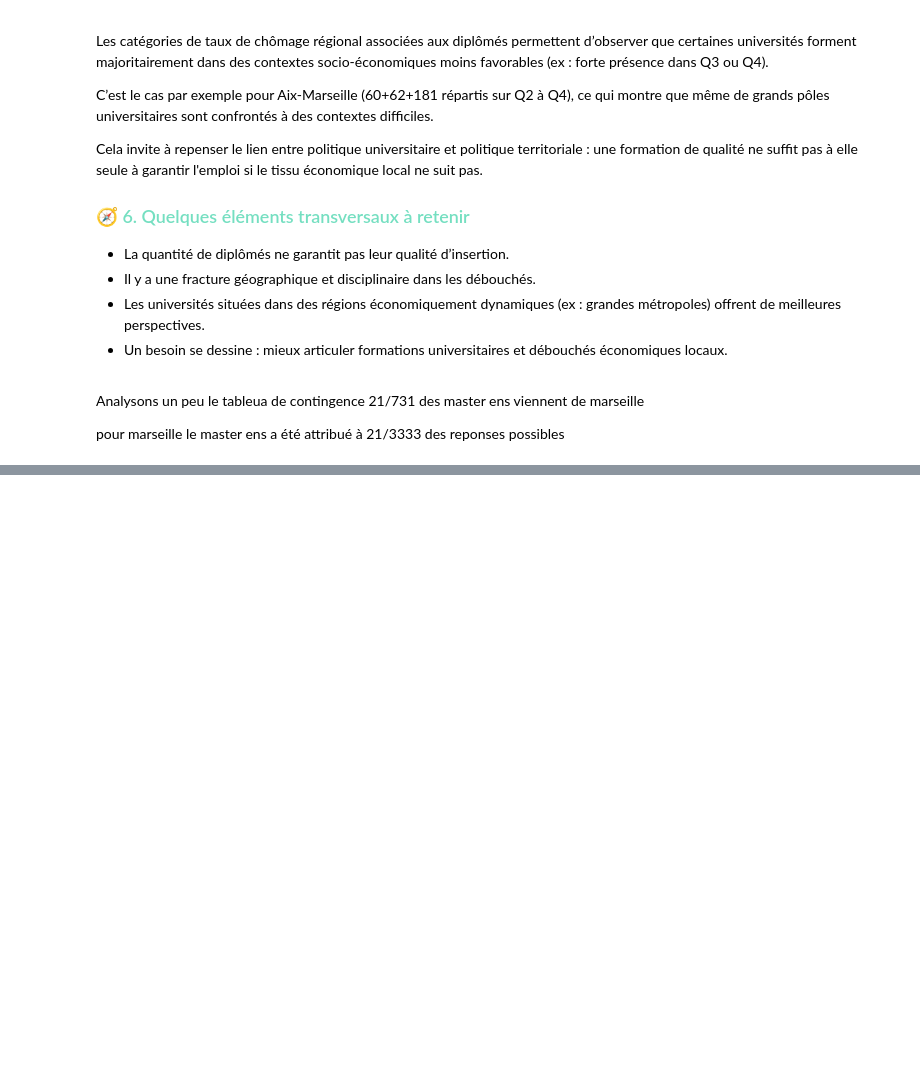
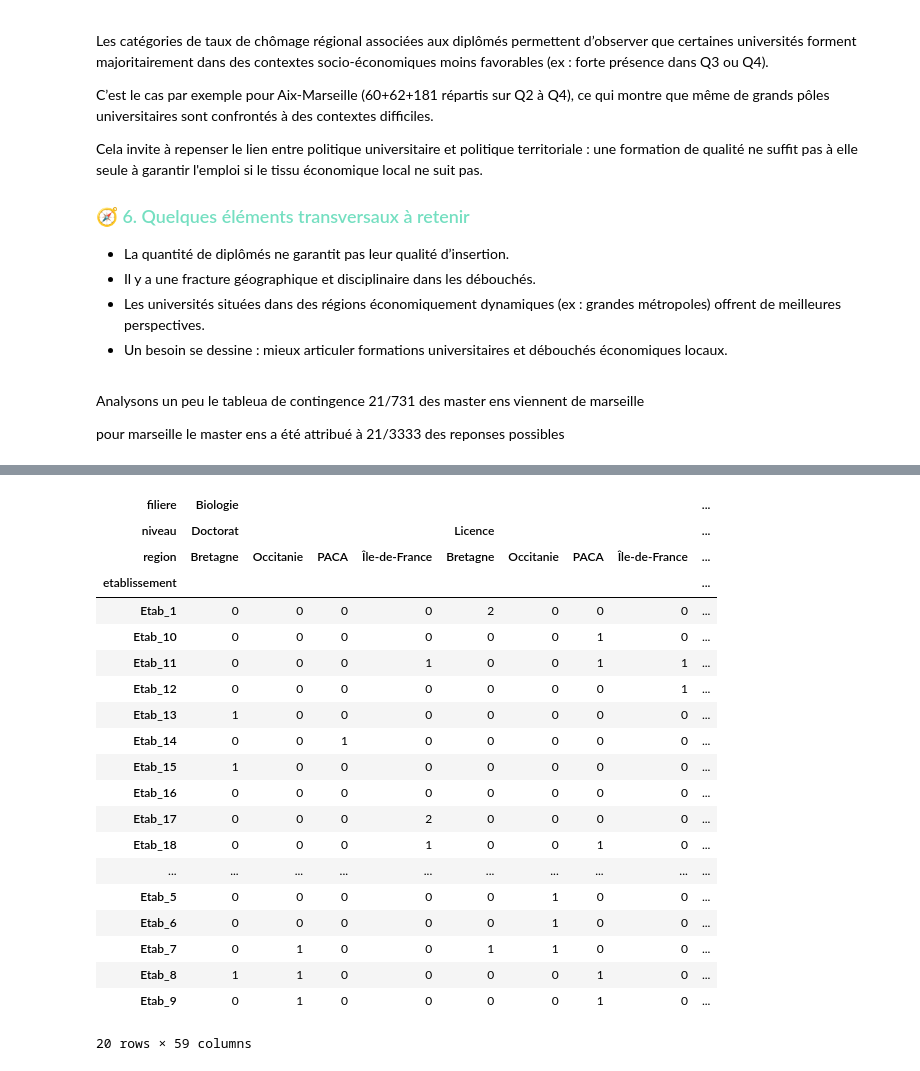
Before and after one commit to aduayom/afd-universites-france, a Jupyter notebook: main.ipynb, the cells around one changed output, grey strips where cells are left out. Cells and saved outputs as stored; diff of their text form; code cells hidden in the pictures; blank space fills up the shorter version.

```diff
--- a/main.ipynb
+++ b/main.ipynb
@@ -427,3 +427,26 @@ grouped_data
 Analysons un peu le tableua de contingence 21/731 des master ens viennent de marseille
 
 pour marseille le master ens a été attribué à 21/3333  des reponses possibles
+# %%
+import pandas as pd
+import numpy as np
+
+# Simulation
+np.random.seed(42)
+
+etablissements = [f"Etab_{i}" for i in range(1, 21)]
+filieres = ["Informatique", "Économie", "Lettres", "Biologie", "Droit"]
+niveau_etude = ["Licence", "Master", "Doctorat"]
+region = ["Île-de-France", "Occitanie", "Bretagne", "PACA"]
+
+# Création du DataFrame
+n = 200  # nombre d'observations
+data_simulee = pd.DataFrame({
+    "etablissement": np.random.choice(etablissements, n),
+    "filiere": np.random.choice(filieres, n),
+    "niveau": np.random.choice(niveau_etude, n),
+    "region": np.random.choice(region, n)
+})
+
+# Afficher un aperçu
+print(data_simulee.head())
@@ -429,0 +498,39 @@ pour marseille le master ens a été attribué à 21/3333  des reponses possible
+# %%
+
+
+# Charger les données (exemple)
+# data = pd.read_csv("ton_fichier.csv")  # si nécessaire
+
+# On suppose que tu as déjà un DataFrame nommé `data` avec une colonne 'etablissement'
+# et d'autres colonnes catégorielles que tu veux inclure
+
+# Sélection des colonnes pour l'AFC : 'etablissement' + variables catégorielles
+colonnes_cat = ['etablissement', 'filiere', 'niveau', 'region']  # adapte à ton cas
+df_cat = data_simulee[colonnes_cat].astype(str)
+
+# Création d’un tableau croisé (contingence) pour l’AFC
+df_crosstab = pd.crosstab(df_cat['etablissement'], [df_cat[col] for col in df_cat.columns if col != 'etablissement'])
+
+df_crosstab
+# %% [output]
+| filiere | Biologie |  |  |  |  |  |  |  | ... |
+| niveau | Doctorat |  |  |  | Licence |  |  |  | ... |
+| region | Bretagne | Occitanie | PACA | Île-de-France | Bretagne | Occitanie | PACA | Île-de-France | ... |
+| etablissement |  |  |  |  |  |  |  |  | ... |
+| Etab_1 | 0 | 0 | 0 | 0 | 2 | 0 | 0 | 0 | ... |
+| Etab_10 | 0 | 0 | 0 | 0 | 0 | 0 | 1 | 0 | ... |
+| Etab_11 | 0 | 0 | 0 | 1 | 0 | 0 | 1 | 1 | ... |
+| Etab_12 | 0 | 0 | 0 | 0 | 0 | 0 | 0 | 1 | ... |
+| Etab_13 | 1 | 0 | 0 | 0 | 0 | 0 | 0 | 0 | ... |
+| Etab_14 | 0 | 0 | 1 | 0 | 0 | 0 | 0 | 0 | ... |
+| Etab_15 | 1 | 0 | 0 | 0 | 0 | 0 | 0 | 0 | ... |
+| Etab_16 | 0 | 0 | 0 | 0 | 0 | 0 | 0 | 0 | ... |
+| Etab_17 | 0 | 0 | 0 | 2 | 0 | 0 | 0 | 0 | ... |
+| Etab_18 | 0 | 0 | 0 | 1 | 0 | 0 | 1 | 0 | ... |
+| ... | ... | ... | ... | ... | ... | ... | ... | ... | ... |
+| Etab_5 | 0 | 0 | 0 | 0 | 0 | 1 | 0 | 0 | ... |
+| Etab_6 | 0 | 0 | 0 | 0 | 0 | 1 | 0 | 0 | ... |
+| Etab_7 | 0 | 1 | 0 | 0 | 1 | 1 | 0 | 0 | ... |
+| Etab_8 | 1 | 1 | 0 | 0 | 0 | 0 | 1 | 0 | ... |
+| Etab_9 | 0 | 1 | 0 | 0 | 0 | 0 | 1 | 0 | ... |
+20 rows × 59 columns
```
Also changed, not shown: parts of 4 cells of this notebook, 1 other file.
